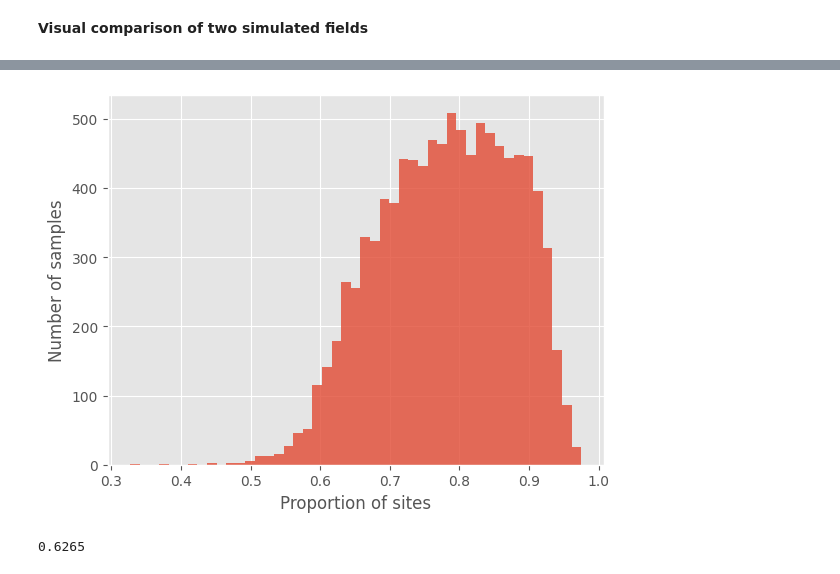
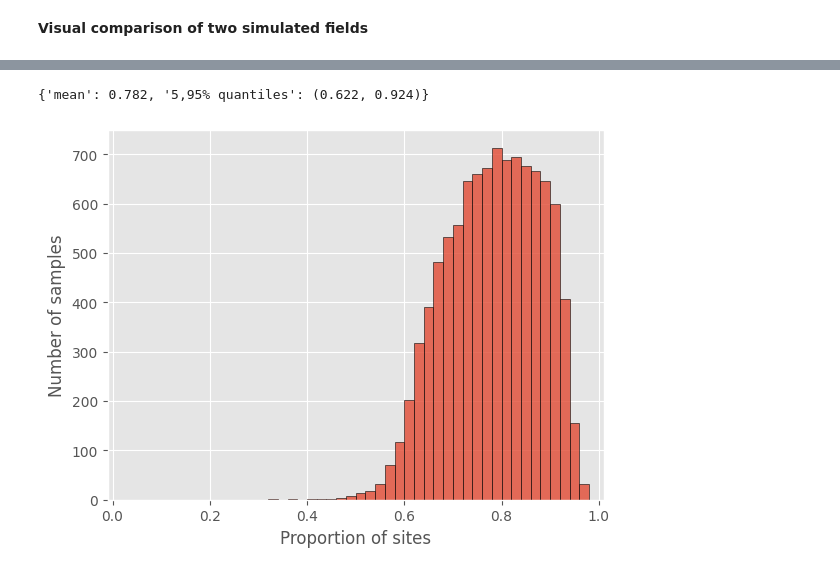
Before and after one commit to bodlukas/ground-motion-simulation-shakemap, a Jupyter notebook: Example.ipynb, the cells around one changed output, grey strips where cells are left out. Cells and saved outputs as stored; diff of their text form; code cells hidden in the pictures.

```diff
--- a/Example.ipynb
+++ b/Example.ipynb
@@ -23,6 +29,8 @@ We model the rupture as a collection of multiple planar rupture surfaces. This i
 from openquake.hazardlib.source.rupture import BaseRupture
 from openquake.hazardlib.geo.point import Point
 from utils import get_planarsurface
+
+option_rupture = 1 # 1 or 2 as stated above
 
 f = open(path_data + 'rupture.json')
 rup_temp = json.load(f)
@@ -31,7 +39,11 @@ f.close()
 print('Used rupture model:')
 print(rup_temp['metadata']['reference'])
 
-rupture_surface = get_planarsurface(rup_temp['features'][0]['geometry'])
+if option_rupture == 1:
+    rupture_surface = get_planarsurface(rup_temp['features'][0]['geometry'])
+elif option_rupture == 2:
+    from utils import get_finite_fault
+    rupture_surface = get_planarsurface(get_finite_fault())
 rup_temp = rup_temp['metadata']
 rupture = BaseRupture(mag = rup_temp['mag'], rake = rup_temp['rake'],
                     tectonic_region_type = 'Active Shallow Crust',
@@ -264,13 +357,15 @@ prop_exceedance = np.sum((np.exp(sim_logim2) > threshold), axis=1) / len(dfsites
 # %%
+res_metrics = {'mean': np.round(np.mean(prop_exceedance),3),
+               '5,95% quantiles': tuple(np.round(np.quantile(prop_exceedance, [0.05, 0.95]),3))}
+print(res_metrics)
 fig, ax = plt.subplots()
-ax.hist(prop_exceedance,'auto',alpha=0.8)
+bw = 0.02
+bins = np.arange(0, 1+2*bw, bw)
+ax.hist(prop_exceedance,bins,alpha=0.8, edgecolor='black')
 ax.set_ylabel('Number of samples')
 ax.set_xlabel('Proportion of sites')
+ax.set_xlim([-0.01, 1.01])
 plt.show()
 # %% [output]
+{'mean': 0.782, '5,95% quantiles': (0.622, 0.924)}
-[figure, old version]
+[figure, new version]
-# %%
-# Probability that threshold was exceeded at more than 75% of the sites
-np.sum(prop_exceedance > 0.75) / nsamples
-# %% [output]
-0.6265
```
Also changed, not shown: parts of 30 cells of this notebook, 6 other files.
